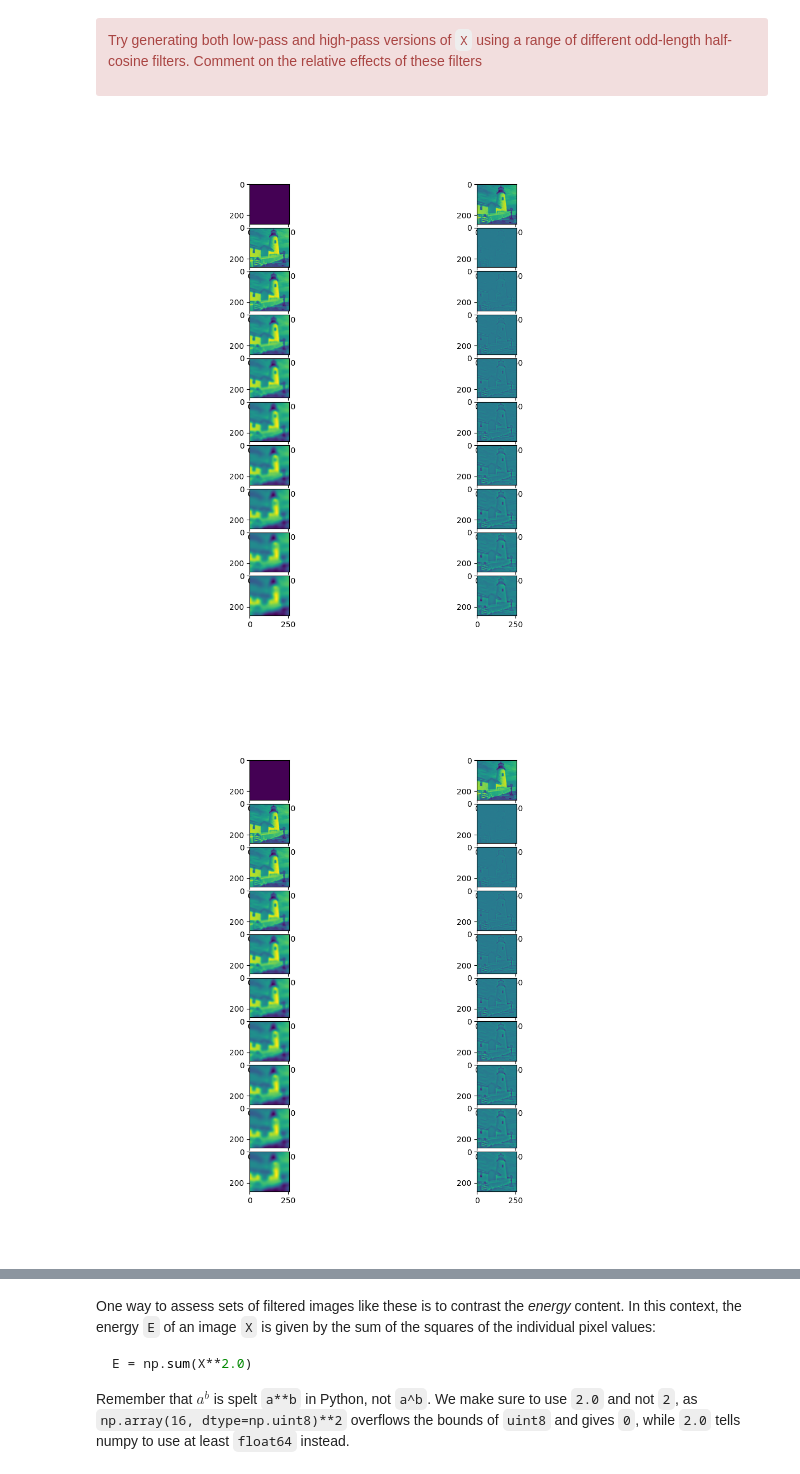
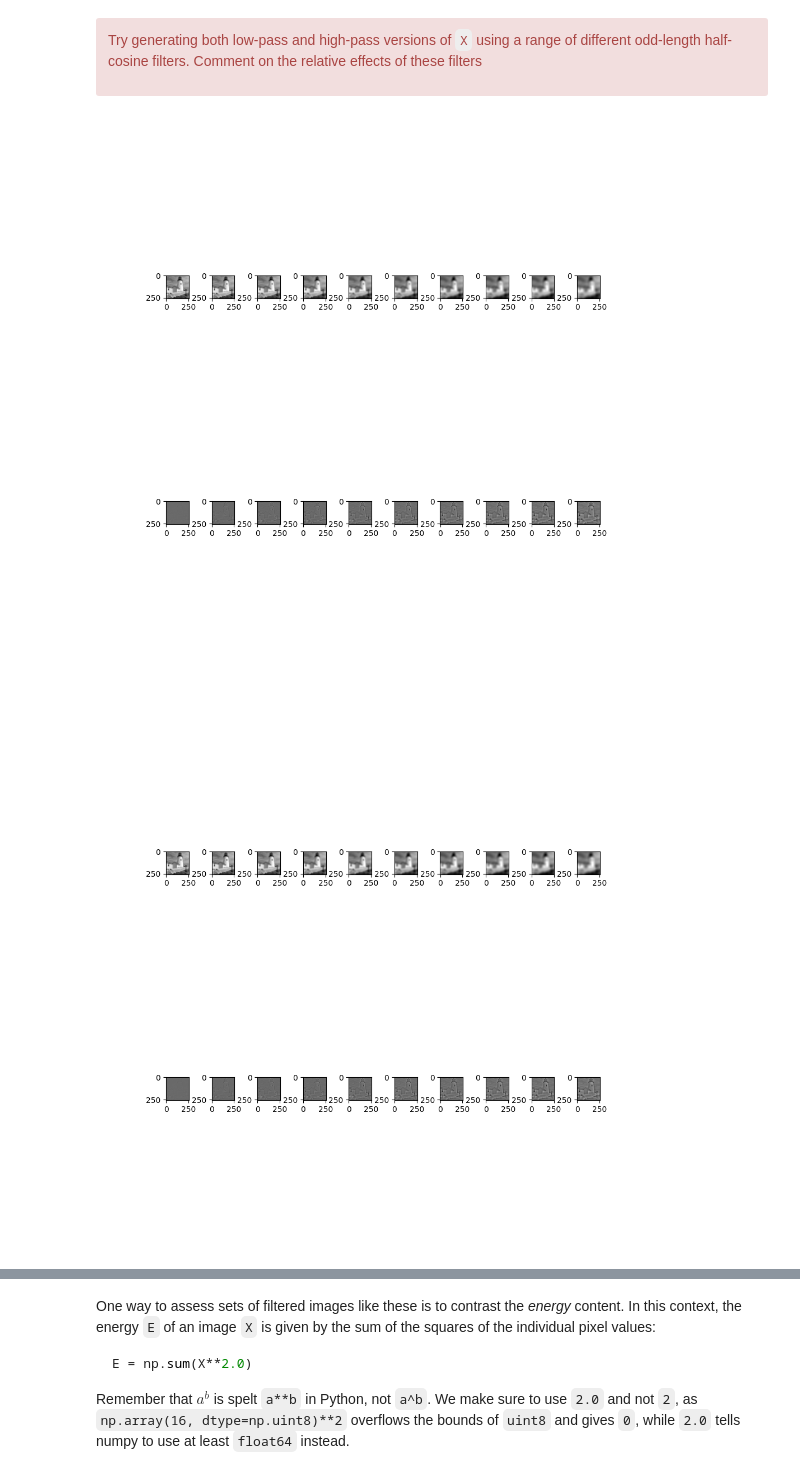
Before and after one commit to ckameron99/cued_sf2_lab, a Jupyter notebook: 5-simple-image-filtering.ipynb, the cells around one changed output, grey strips where cells are left out. Saved outputs shown, nothing was run; the diff lists cells and outputs as text; code cells hidden in the pictures.

```diff
--- a/5-simple-image-filtering.ipynb
+++ b/5-simple-image-filtering.ipynb
@@ -175,3 +175,10 @@ plot_image(Xf, ax=ax);
 # %% [output]
 (256, 256)
 [figure]
+# %%
+fig, axs = plt.subplots(1, 2, figsize=(8, 4))  # this demonstrates how to plot multiple figures side-by-side
+fig.suptitle('Comparison of convolution methods')
+plot_image(scipy.signal.convolve(scipy.signal.convolve(X, [h], mode='full').T, [h], mode='full').T, ax=axs[0], cmap=cmaps_dict['map'])
+axs[0].set(title='no extension')
+plot_image(Xf, ax=axs[1])
+axs[1].set(title='symmetric extension')
@@ -211,21 +221,22 @@ Try generating both low-pass and high-pass versions of `X` using a range of diff
 
 </div>
 # %%
-fig, axes = plt.subplots(10,2, figsize=(4,10))
-fig.subplots_adjust(hspace=0.1, wspace=0.1)
+fig, axes = plt.subplots(2, 10, figsize=(4,10))
+fig.subplots_adjust(hspace=0.1, wspace=1)
 fig.set_figheight(10)
 fig.set_figwidth(10)
 
 #fig.tight_layout()
-for l, axs in enumerate(axes):
-    lowpass = convse(X, halfcos(l*5))
-    lowpass = convse(lowpass.T, halfcos(l*5)).T
+for l, axs in enumerate(axes.T):
+    length = l + 1
+    lowpass = convse(X, halfcos(length*5))
+    lowpass = convse(lowpass.T, halfcos(length*5)).T
     highpass = X - lowpass
     #plot_image(lowpass, ax = axs[0])
     #plot_image(highpass, ax=axs[1])
-    axs[0].imshow(lowpass)
-    axs[1].imshow(highpass)
+    axs[0].imshow(lowpass, cmap=cmaps_dict['map'])
+    axs[1].imshow(highpass, cmap=cmaps_dict['map'])
 fig.show()
 # %% [output]
-[figure, old version]
+[figure, new version]
-[figure, old version]
+[figure, new version]
```
Also changed, not shown: parts of 2 cells of this notebook, 3 other files.
